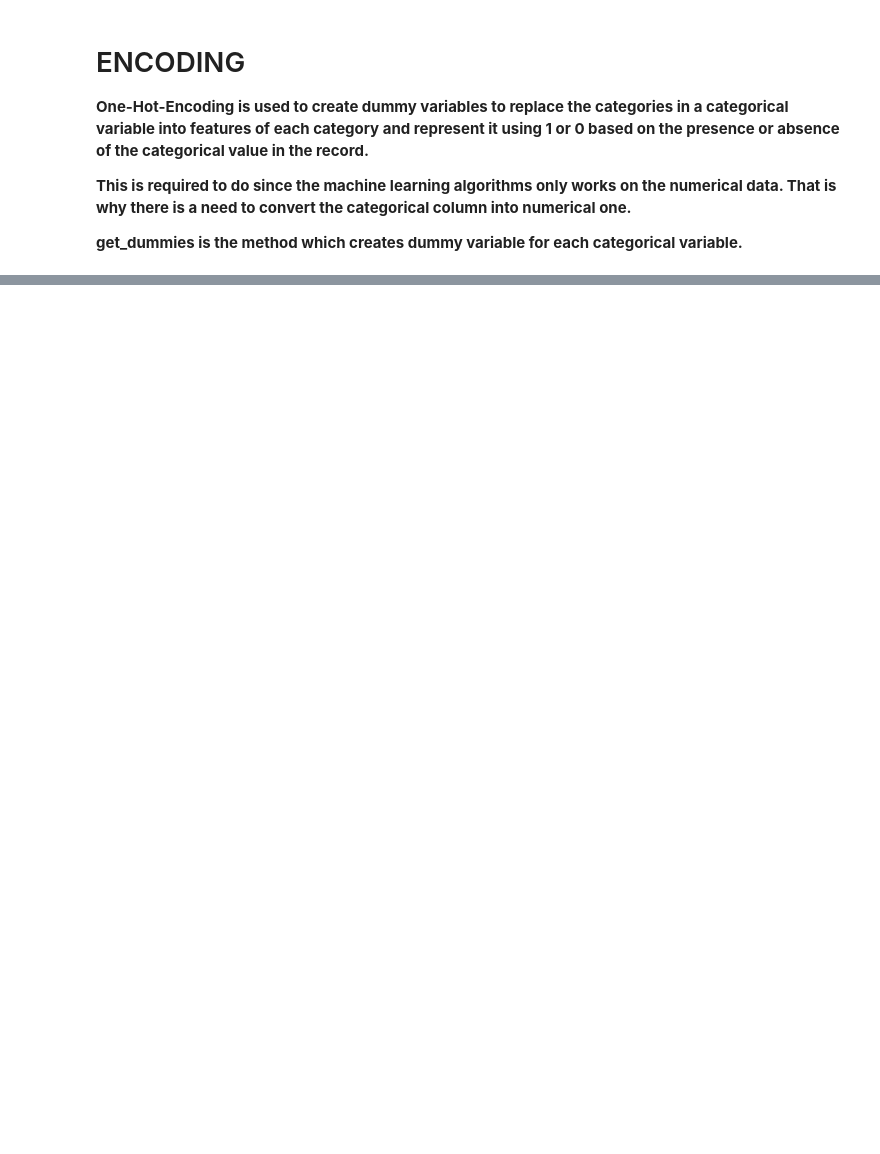
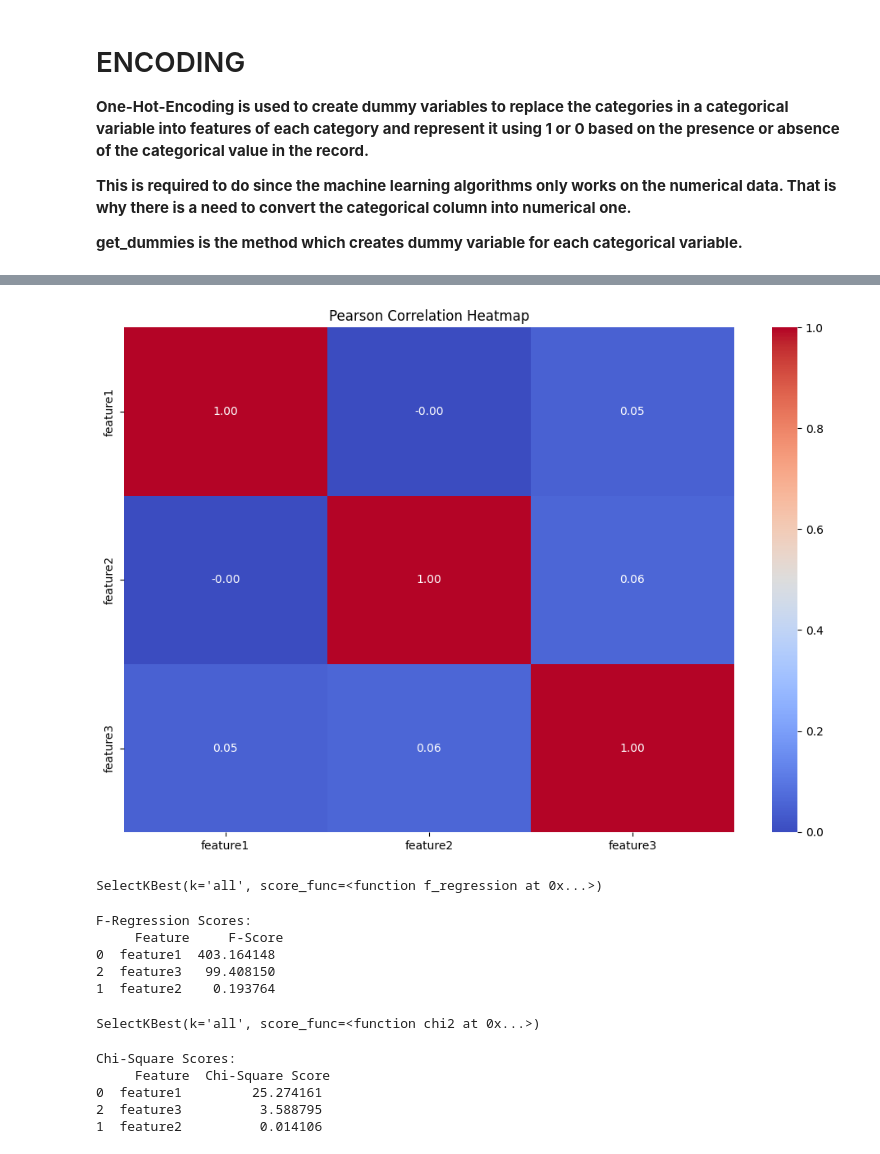
Before and after one commit to Aks-20/AI-ML, a Jupyter notebook: EDA_Cars_G_[1].ipynb, the cells around one changed output, grey strips where cells are left out. Saved outputs shown, nothing was run; the diff lists cells and outputs as text; code cells hidden in the pictures; blank space fills up the shorter version.

```diff
--- a/EDA_Cars_G_[1].ipynb
+++ b/EDA_Cars_G_[1].ipynb
@@ -528,0 +411,2 @@ print(df)
+# %%
+data = pd.read_csv('Data12.csv')
@@ -528,0 +437,11 @@ print(df)
+# %%
+# 3. Preprocessing
+# Assuming the last column is the target variable
+target_column = 'target'  # Replace with the actual target column name
+X = data.drop(target_column, axis=1)
+y = data[target_column]
+# %%
+# Handle categorical variables with Label Encoding
+label_encoder = LabelEncoder()
+for col in X.select_dtypes(include=['object']).columns:
+    X[col] = label_encoder.fit_transform(X[col])
@@ -528,0 +452,29 @@ print(df)
+# %%
+# Plot heatmap for correlation
+
+
+correlation_matrix = X.corr()
+# Plot heatmap for correlation
+plt.figure(figsize=(12, 8))
+sns.heatmap(correlation_matrix, annot=True, cmap='coolwarm', fmt='.2f')
+plt.title('Pearson Correlation Heatmap')
+plt.show()
+# %% [output]
+[figure, added]
+# %%
+# 5. Feature selection using f_regression (for continuous target and features)
+f_test = SelectKBest(score_func=f_regression, k='all')
+f_test.fit(X, y)
+# %% [output]
+SelectKBest(k='all', score_func=<function f_regression at 0x...>)
+# %%
+# Display F-Regression scores for each feature
+f_scores = pd.DataFrame({'Feature': X.columns, 'F-Score': f_test.scores_})
+f_scores = f_scores.sort_values(by='F-Score', ascending=False)
+print("\nF-Regression Scores:\n", f_scores)
+# %% [output]
+F-Regression Scores:
+     Feature     F-Score
+0  feature1  403.164148
+2  feature3   99.408150
+1  feature2    0.193764
@@ -528,0 +485,17 @@ print(df)
+# %%
+# Apply SelectKBest with chi2
+chi2_test = SelectKBest(score_func=chi2, k='all')
+chi2_test.fit(X_non_negative, y_binned)
+# %% [output]
+SelectKBest(k='all', score_func=<function chi2 at 0x...>)
+# %%
+# Display Chi-Square scores for each feature
+chi2_scores = pd.DataFrame({'Feature': X.columns, 'Chi-Square Score': chi2_test.scores_})
+chi2_scores = chi2_scores.sort_values(by='Chi-Square Score', ascending=False)
+print("\nChi-Square Scores:\n", chi2_scores)
+# %% [output]
+Chi-Square Scores:
+     Feature  Chi-Square Score
+0  feature1         25.274161
+2  feature3          3.588795
+1  feature2          0.014106
```
Also changed, not shown: parts of 57 cells of this notebook.
